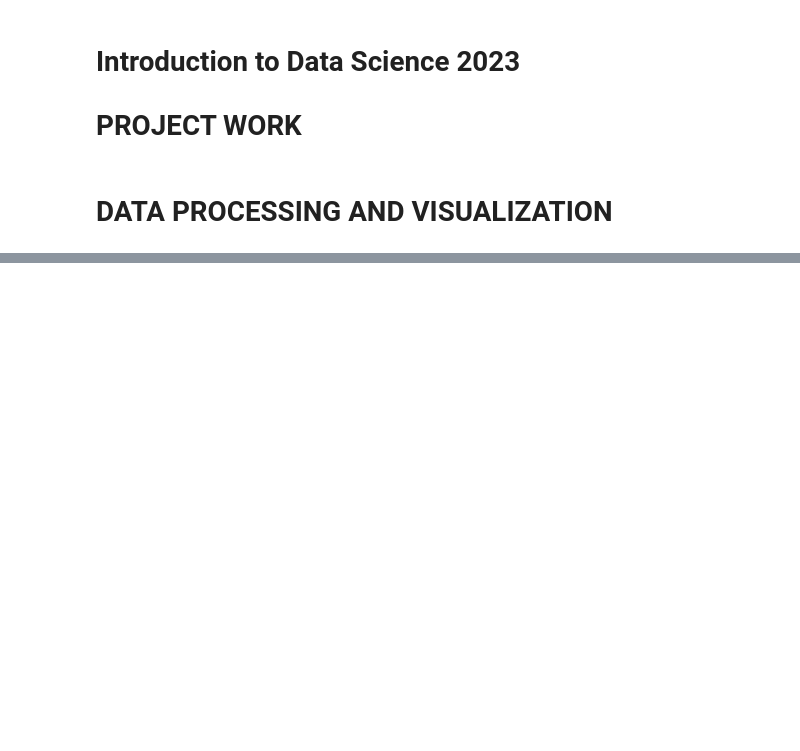
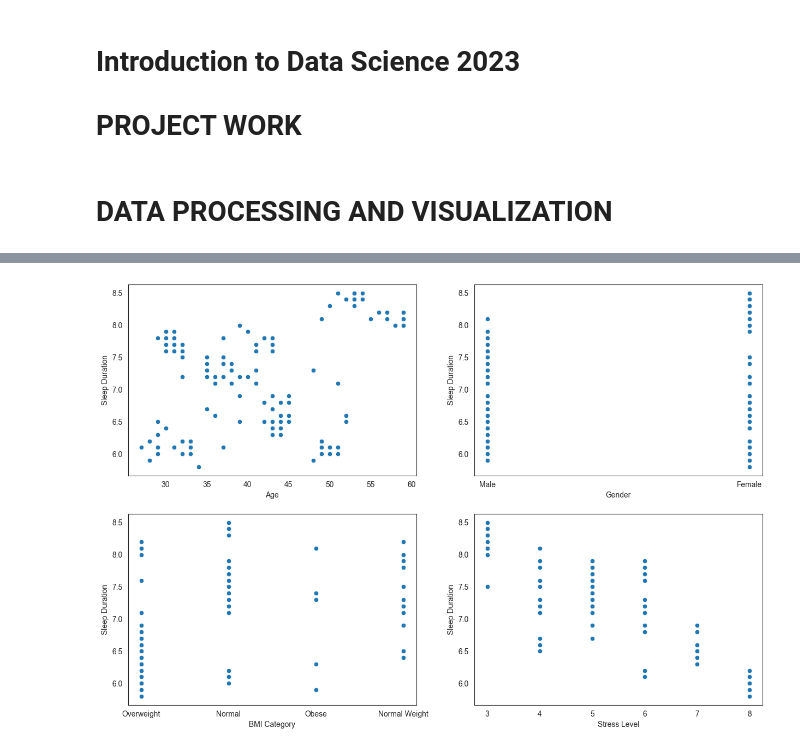
Before and after one commit to heksaani/DataScienceProject, a Jupyter notebook: preprocessing.ipynb, the cells around one changed output, grey strips where cells are left out. Drawn from its saved outputs; the diff is of its cells as text; code cells hidden in the pictures; blank space fills up the shorter version.

```diff
--- a/preprocessing.ipynb
+++ b/preprocessing.ipynb
@@ -36,0 +58,17 @@ print(df.head())
+# %%
+# try to find from the sleep healt study dataset some correlation between the sleep duration and the other variables
+# lets create 4 plots so two rows and two columns
+fig, axes = plt.subplots(2, 2, figsize=(15, 10))
+# plot 1: sleep duration vs age
+sns.scatterplot(ax=axes[0, 0], data=sleep_health_study, y='Sleep Duration', x ='Age')
+# plot 2: sleep duration vs gender
+sns.scatterplot(ax=axes[0,1], data=sleep_health_study, y = 'Sleep Duration', x = 'Gender')
+# plot 3: sleep duration vs BMI category
+sns.scatterplot(ax=axes[1,0], data=sleep_health_study, y = 'Sleep Duration', x = 'BMI Category')
+# plot 4: sleep duration vs stress level
+sns.scatterplot(ax=axes[1,1], data=sleep_health_study, y = 'Sleep Duration', x = 'Stress Level')
+
+
+plt.show()
+# %% [output]
+[figure, added]
```
Also changed, not shown: parts of 9 cells of this notebook, 4 other files.
